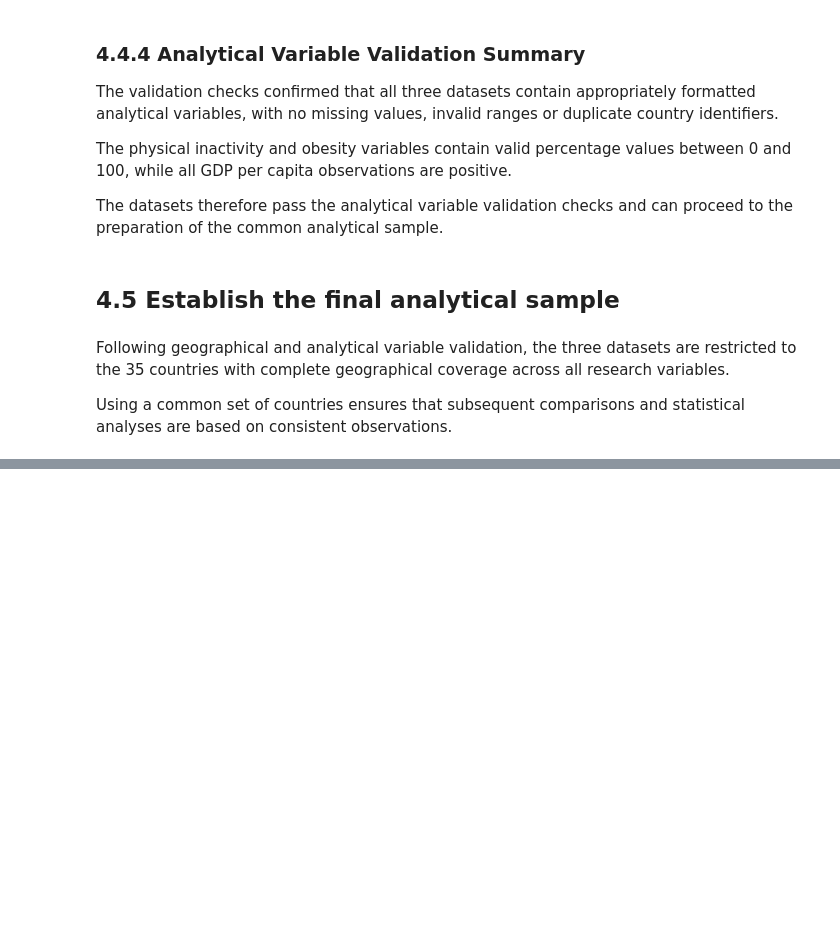
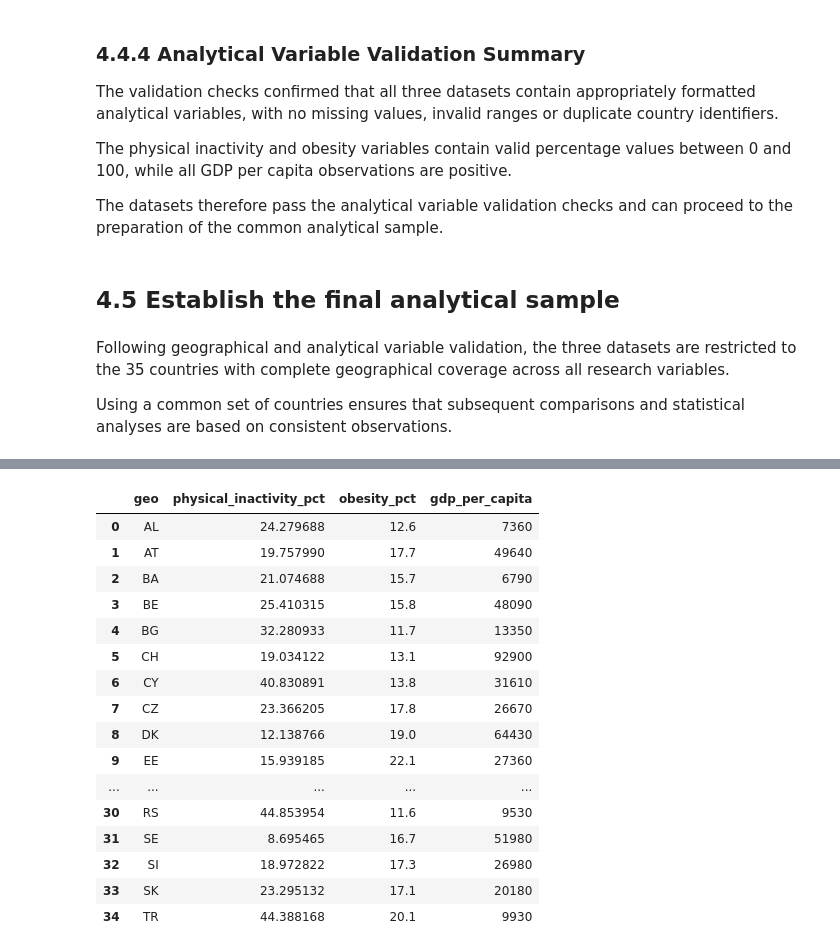
Before and after one commit to Edgybug/european-physical-activity-and-public-health, a Jupyter notebook: notebooks/01_data_exploration.ipynb, the cells around one changed output, grey strips where cells are left out. Saved outputs shown, nothing was run; the diff lists cells and outputs as text; code cells hidden in the pictures; blank space fills up the shorter version.

Commit message:
Merging and validating all datasets and generating a .csv file with them

```diff
--- a/notebooks/01_data_exploration.ipynb
+++ b/notebooks/01_data_exploration.ipynb
@@ -1413,0 +1574,14 @@ Prepare the final analytical dataset.
+# %%
+# Merge WHO physical inactivity and Eurostat obesity data
+
+activity_obesity = pd.merge(
+    who_for_merge,
+    obesity_for_merge,
+    on="geo",
+    how="inner",
+    validate="one_to_one"
+)
+
+# Inspect the merged DataFrame
+print("Merged dataset shape:", activity_obesity.shape)
+display(activity_obesity.head())
@@ -1413,0 +1596,14 @@ Prepare the final analytical dataset.
+# %%
+# Add Eurostat GDP per capita data
+
+activity_obesity_gdp = pd.merge(
+    activity_obesity,
+    gdp_for_merge,
+    on="geo",
+    how="inner",
+    validate="one_to_one"
+)
+
+# Inspect the merged DataFrame
+print("Merged dataset shape:", activity_obesity_gdp.shape)
+display(activity_obesity_gdp.head())
@@ -1413,0 +1663,29 @@ Prepare the final analytical dataset.
+# %%
+# Sort the integrated dataset by country and reset the index
+
+activity_obesity_gdp = (
+    activity_obesity_gdp
+    .sort_values("geo")
+    .reset_index(drop=True)
+)
+
+# Display the final analytical dataset
+display(activity_obesity_gdp)
+# %% [output]
+|  | geo | physical_inactivity_pct | obesity_pct | gdp_per_capita |
+| 0 | AL | 24.279688 | 12.6 | 7360 |
+| 1 | AT | 19.757990 | 17.7 | 49640 |
+| 2 | BA | 21.074688 | 15.7 | 6790 |
+| 3 | BE | 25.410315 | 15.8 | 48090 |
+| 4 | BG | 32.280933 | 11.7 | 13350 |
+| 5 | CH | 19.034122 | 13.1 | 92900 |
+| 6 | CY | 40.830891 | 13.8 | 31610 |
+| 7 | CZ | 23.366205 | 17.8 | 26670 |
+| 8 | DK | 12.138766 | 19.0 | 64430 |
+| 9 | EE | 15.939185 | 22.1 | 27360 |
+| ... | ... | ... | ... | ... |
+| 30 | RS | 44.853954 | 11.6 | 9530 |
+| 31 | SE | 8.695465 | 16.7 | 51980 |
+| 32 | SI | 18.972822 | 17.3 | 26980 |
+| 33 | SK | 23.295132 | 17.1 | 20180 |
+| 34 | TR | 44.388168 | 20.1 | 9930 |
```
Also changed, not shown: parts of 21 cells of this notebook, 1 other file.
